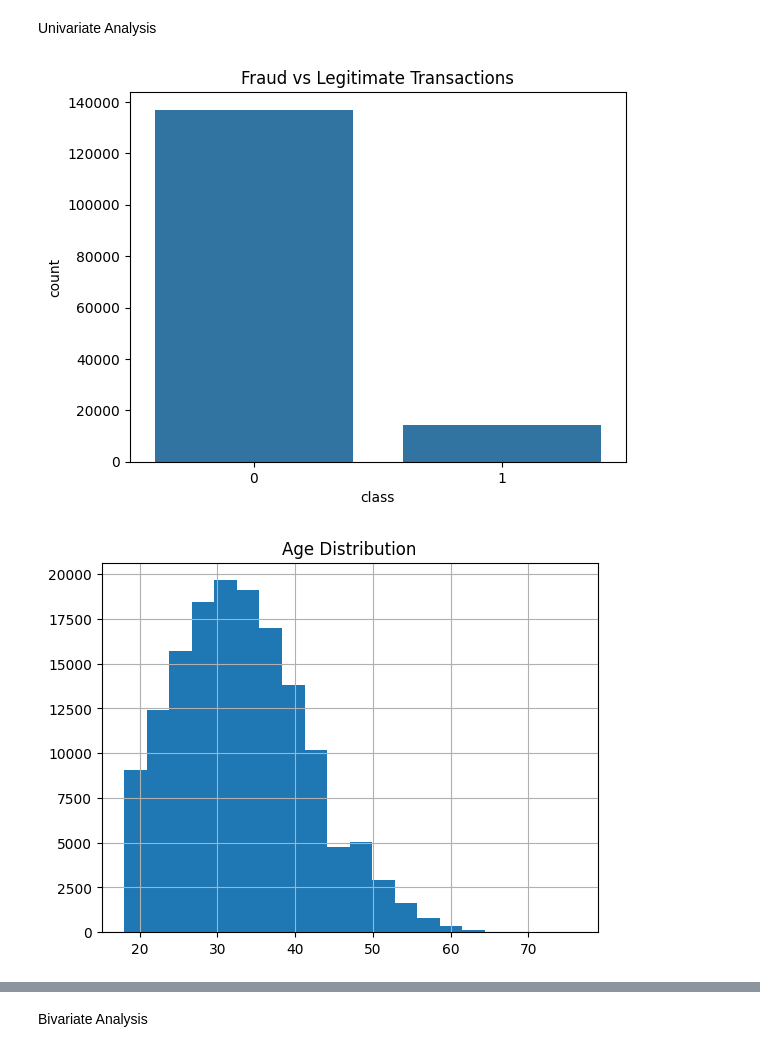
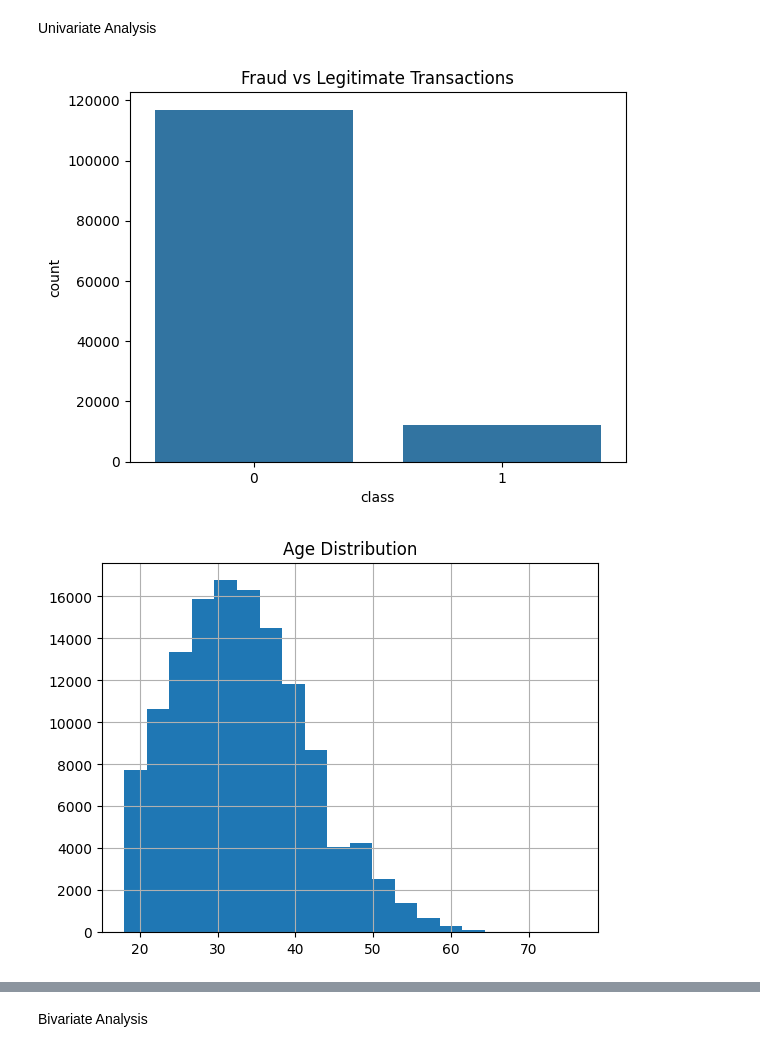
Before and after one commit to SamrawitMM/fraud-detection, a Jupyter notebook: notebooks/EDA_and_Preprocessing.ipynb, the cells around one changed output, grey strips where cells are left out. Saved outputs shown, nothing was run; the diff lists cells and outputs as text; code cells hidden in the pictures.

```diff
--- a/notebooks/EDA_and_Preprocessing.ipynb
+++ b/notebooks/EDA_and_Preprocessing.ipynb
@@ -56,0 +109,14 @@ ip_country_df['upper_bound_ip_address'] = ip_country_df['upper_bound_ip_address'
+# %%
+fraud_df = fraud_df.sort_values('ip_address')
+# %%
+ip_country_df = ip_country_df.sort_values('lower_bound_ip_address')
+# %%
+merged_df = pd.merge_asof(
+    fraud_df,
+    ip_country_df,
+    left_on='ip_address',
+    right_on='lower_bound_ip_address',
+    direction='backward'  # Use 'backward' to find the nearest lower bound
+)
+# %%
+merged_df = merged_df[merged_df['ip_address'] <= merged_df['upper_bound_ip_address']]
@@ -59,17 +148,17 @@ Exploratory Data Analysis
 # %% [markdown]
 Univariate Analysis
 # %%
-sns.countplot(x='class', data=fraud_df)
+sns.countplot(x='class', data=merged_df)
 plt.title('Fraud vs Legitimate Transactions')
 plt.show()
 
-fraud_df['age'].hist(bins=20)
+merged_df['age'].hist(bins=20)
 plt.title('Age Distribution')
 plt.show()
 
-fraud_df['purchase_value'].hist(bins=20)
+merged_df['purchase_value'].hist(bins=20)
 plt.title('Purchase Value Distribution')
 plt.show()
 # %% [output]
-[figure, old version]
+[figure, new version]
-[figure, old version]
+[figure, new version]
```
Also changed, not shown: parts of 50 cells of this notebook.
